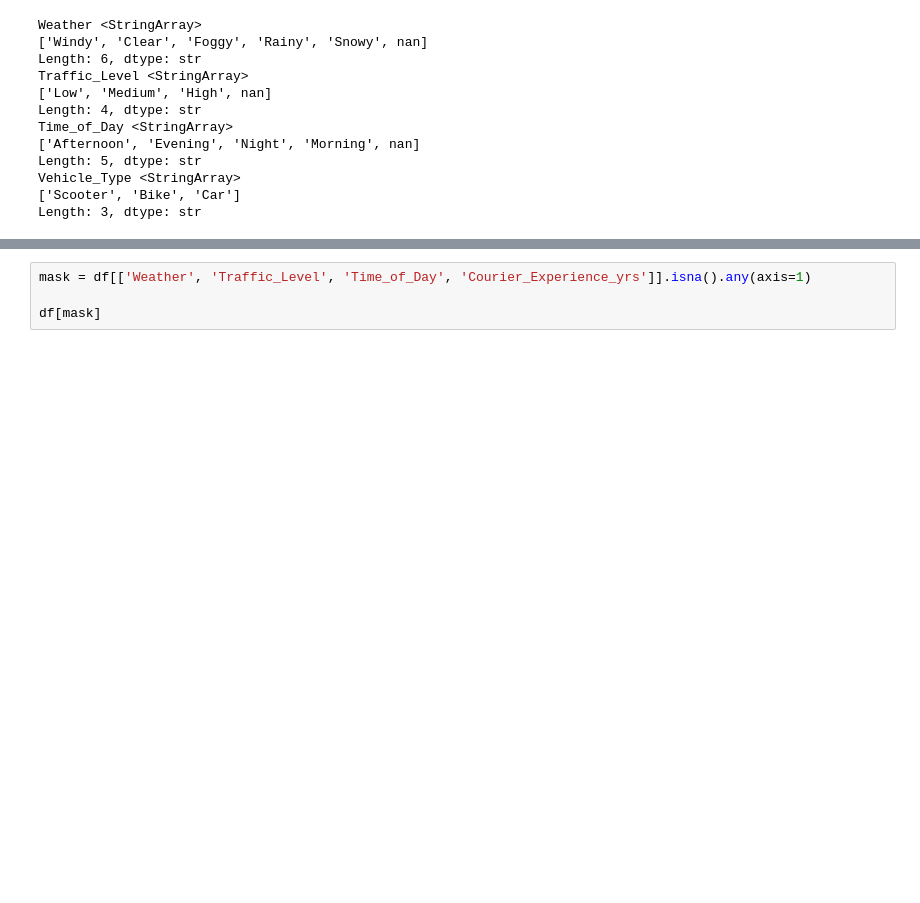
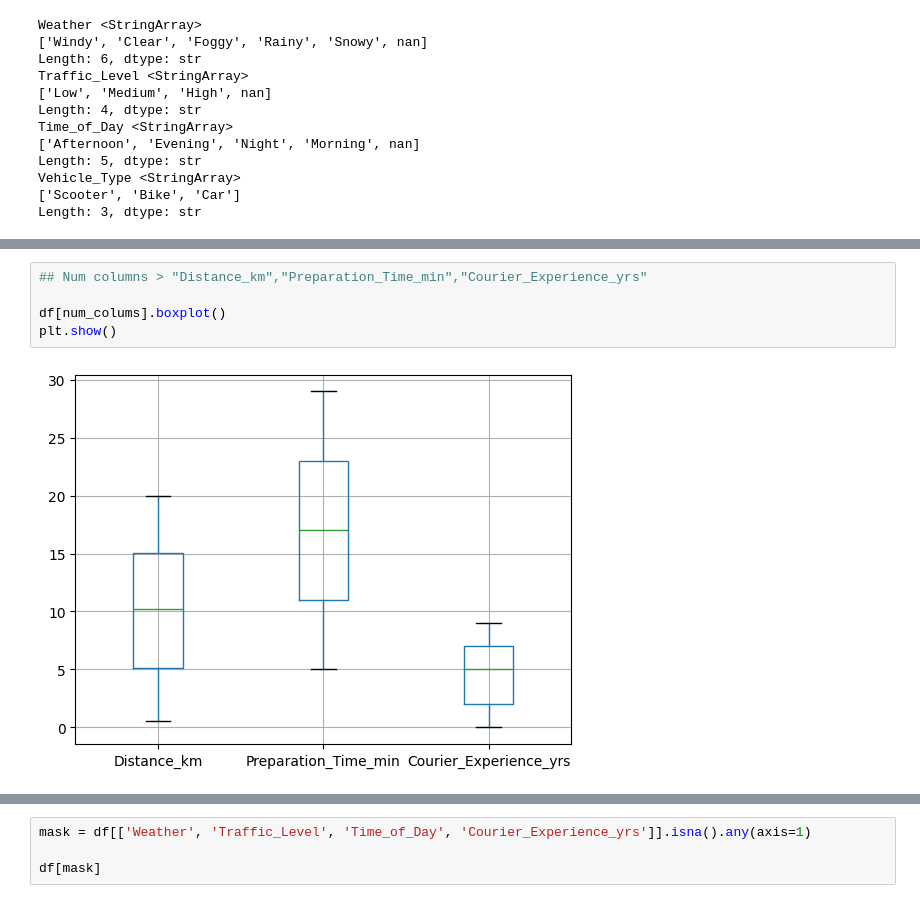
Before and after one commit to elouardyabderrahim/delivery-time-prediction, a Jupyter notebook: notebooks/eda.ipynb, the cells around one changed output, grey strips where cells are left out. Drawn from its saved outputs; the diff is of its cells as text; blank space fills up the shorter version.

```diff
--- a/notebooks/eda.ipynb
+++ b/notebooks/eda.ipynb
@@ -126,0 +206,7 @@ Length: 3, dtype: str
+# %%
+## Num columns > "Distance_km","Preparation_Time_min","Courier_Experience_yrs"
+
+df[num_colums].boxplot()
+plt.show()
+# %% [output]
+[figure, added]
```
Also changed, not shown: parts of 25 cells of this notebook, 8 other files.
